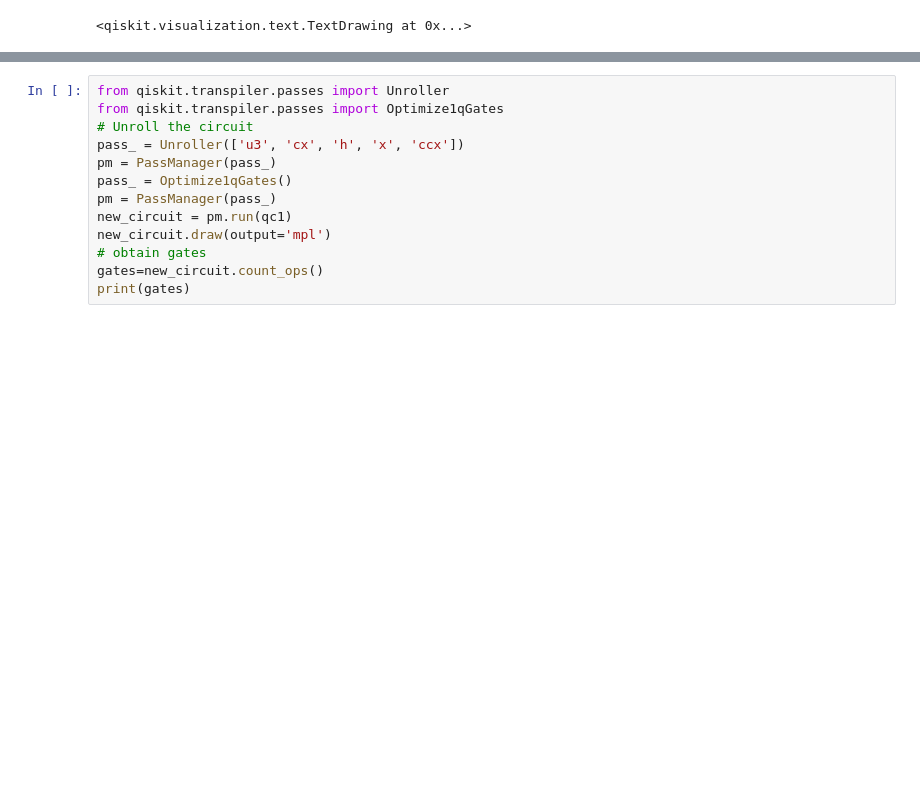
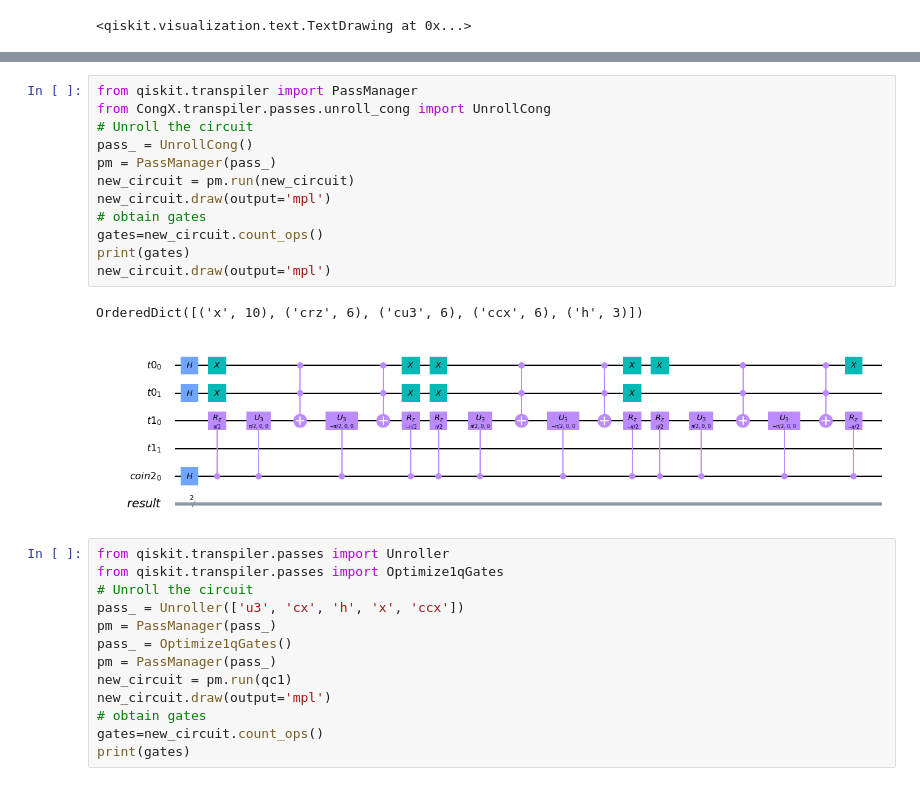
Before and after one commit to qwqmlf/QC4QWG, a Jupyter notebook: tutorial.ipynb, the cells around one changed output, grey strips where cells are left out. Drawn from its saved outputs; the diff is of its cells as text; blank space fills up the shorter version.

```diff
--- a/tutorial.ipynb
+++ b/tutorial.ipynb
@@ -39,3 +91,18 @@ OrderedDict([('x', 4), ('h', 2), ('crz', 2), ('cu3', 2), ('ccx', 2), ('bmx', 2)]
+# %%
+from qiskit.transpiler import PassManager
+from CongX.transpiler.passes.unroll_cong import UnrollCong
+# Unroll the circuit
+pass_ = UnrollCong()
+pm = PassManager(pass_)
+new_circuit = pm.run(new_circuit)
+new_circuit.draw(output='mpl')
+# obtain gates
+gates=new_circuit.count_ops()
+print(gates)
+new_circuit.draw(output='mpl')
+# %% [output]
+OrderedDict([('x', 10), ('crz', 6), ('cu3', 6), ('ccx', 6), ('h', 3)])
+[figure, added]
 # %%
 from qiskit.transpiler.passes import Unroller
 from qiskit.transpiler.passes import Optimize1qGates
```
Also changed, not shown: parts of 11 cells of this notebook, 1 other file.
